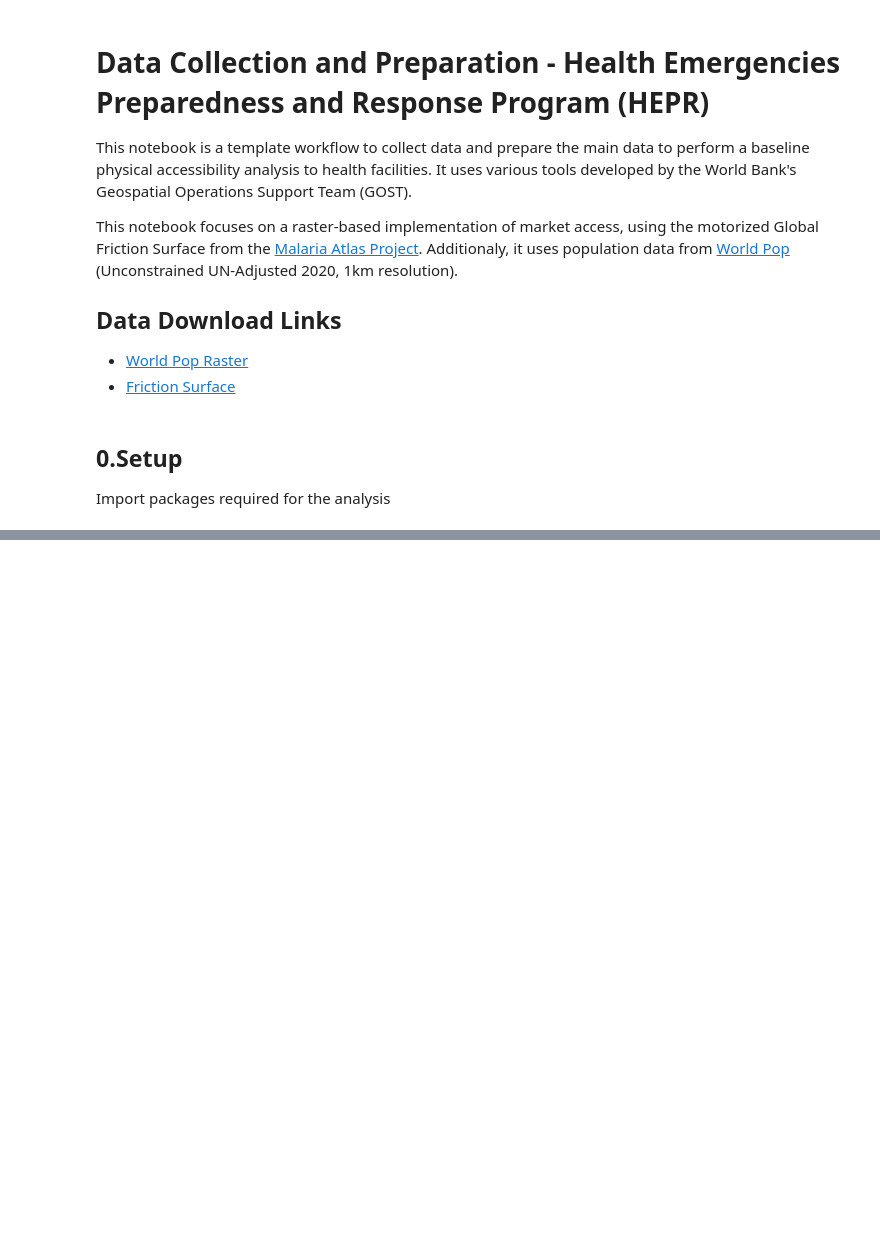
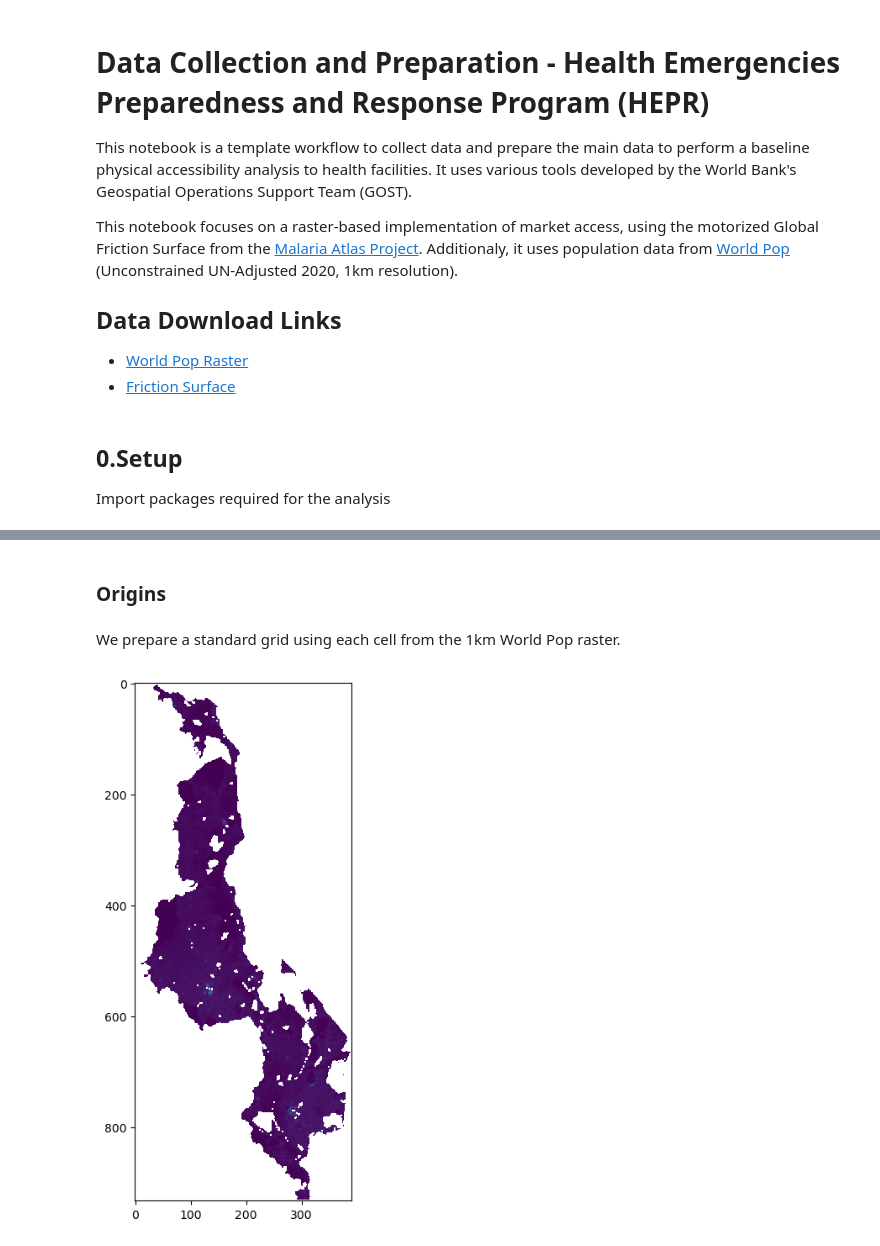
Before and after one commit to worldbank/Health-Access-Metrics, a Jupyter notebook: notebooks/HF_Access_raster.ipynb, the cells around one changed output, grey strips where cells are left out. Cells and saved outputs as stored; diff of their text form; code cells hidden in the pictures; blank space fills up the shorter version.

```diff
--- a/notebooks/HF_Access_raster.ipynb
+++ b/notebooks/HF_Access_raster.ipynb
@@ -60,0 +185,3 @@ import UrbanRaster as urban
+# %%
+out_pop_surface_std = join(scratch_dir, 'data', "WP_2020_1km_STD.tif")
+rMisc.standardizeInputRasters(pop_surf, travel_surf, out_pop_surface_std, resampling_type="nearest")
@@ -60,0 +205,15 @@ import UrbanRaster as urban
+# %% [markdown]
+### Origins
+# %% [markdown]
+We prepare a standard grid using each cell from the 1km World Pop raster.
+# %%
+pop_surf = rio.open(out_pop_surface_std)
+pop = pop_surf.read(1, masked=False)
+# %%
+pop_copy = pop.copy()
+pop_copy[pop_copy==0] = np.nan
+
+fig, ax = plt.subplots(figsize=(6,8))
+im = ax.imshow(pop_copy, norm=colors.PowerNorm(gamma=0.5), cmap='viridis')
+# %% [output]
+[figure, added]
```
Also changed, not shown: parts of 31 cells of this notebook, 1 other file.
